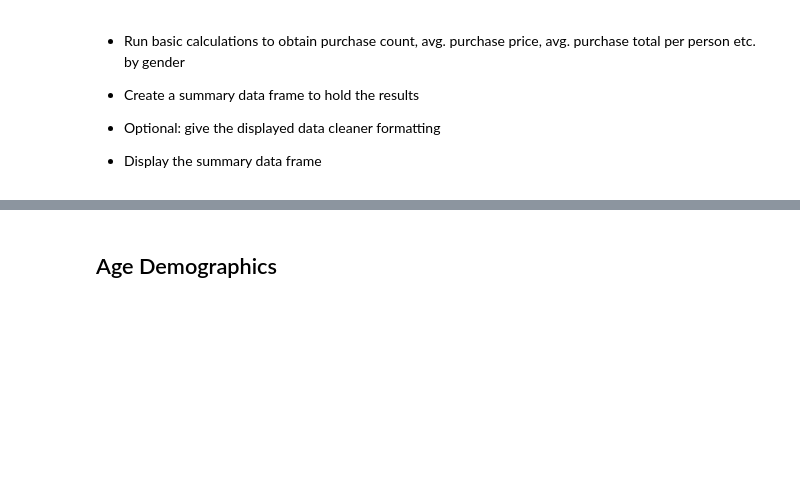
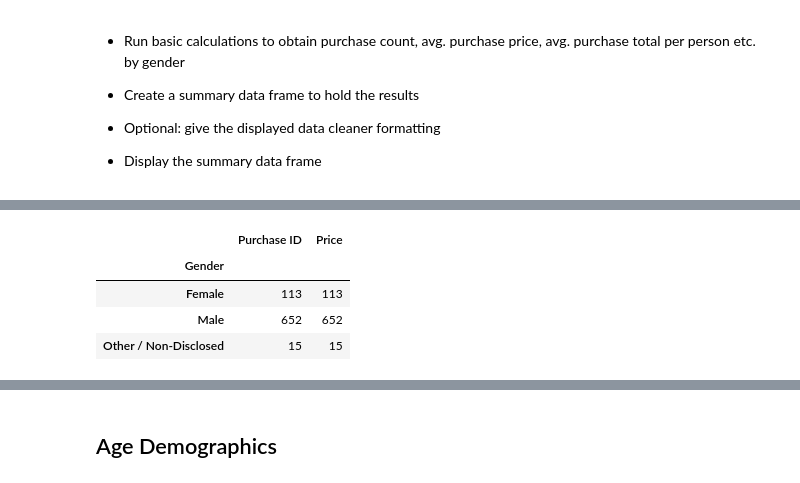
Before and after one commit to c-pompa/pandas-challenge, a Jupyter notebook: HeroesOfPymoli/HeroesOfPymoli_starter.ipynb, the cells around one changed output, grey strips where cells are left out. Saved outputs shown, nothing was run; the diff lists cells and outputs as text; code cells hidden in the pictures; blank space fills up the shorter version.

```diff
--- a/HeroesOfPymoli/HeroesOfPymoli_starter.ipynb
+++ b/HeroesOfPymoli/HeroesOfPymoli_starter.ipynb
@@ -198,0 +195,12 @@ gender_count_df
+# %%
+# Grouped Data: Gender as the Index
+grouped_purchase_data = converted_purchase_data_df.groupby(['Gender'])
+# Total purchases
+purchase_analysis_df = pd.DataFrame(grouped_purchase_data.count())
+purchase_analysis_df
+# %% [output]
+|  | Purchase ID | Price |
+| Gender |  |  |
+| Female | 113 | 113 |
+| Male | 652 | 652 |
+| Other / Non-Disclosed | 15 | 15 |
```
Also changed, not shown: parts of 18 cells of this notebook.
